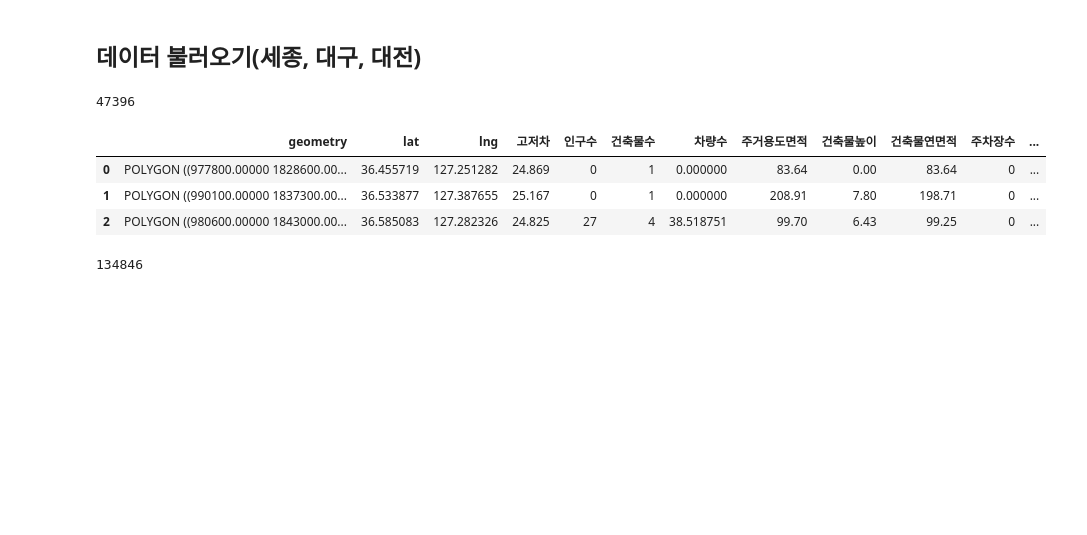
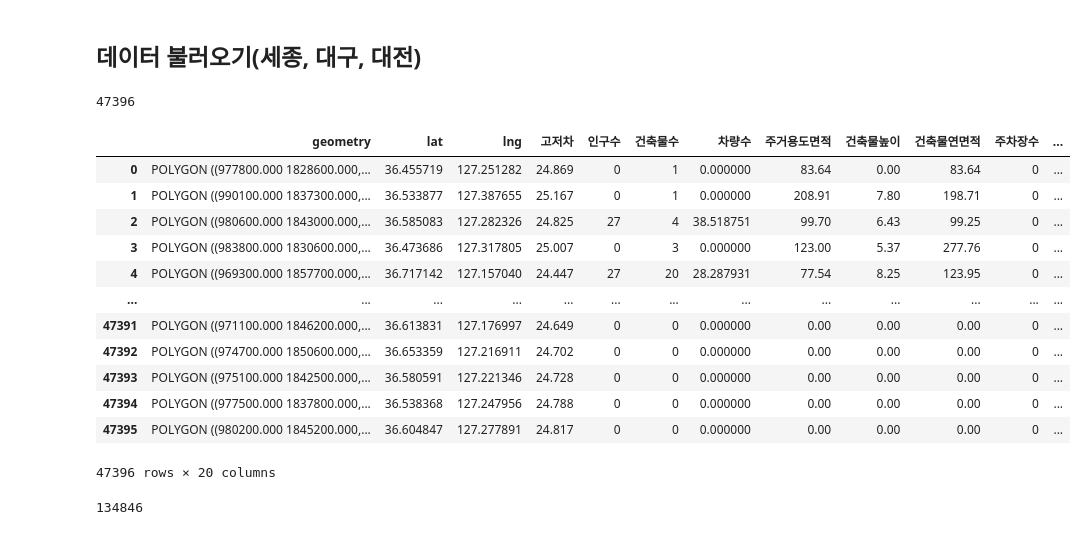
Before and after one commit to herongherong/kDataEV_Group_1, a Jupyter notebook: Jeonghyun/Preprocessing & Modeling.ipynb, the cells around one changed output. Saved outputs shown, nothing was run; the diff lists cells and outputs as text; code cells hidden in the pictures; blank space fills up the shorter version.

```diff
--- a/Jeonghyun/Preprocessing & Modeling.ipynb
+++ b/Jeonghyun/Preprocessing & Modeling.ipynb
@@ -62,16 +64,25 @@ plt.rc("font", family="Malgun Gothic")
 # %%
 sejong = geopandas.read_file('./dataset/전처리후/세종/merge_11.geojson', encoding='utf-8')
 sejong = sejong[['geometry', 'lat', 'lng', '고저차', '인구수', '건축물수', '차량수', '주거용도면적', '건축물높이', '건축물연면적', '주차장수', '교육연구시설', '주거지', '농축산업시설', '창고시설',
        '편의시설', '생산시설', '님비시설', '자동차관련시설', 'EV']]
 
 print(len(sejong))
-sejong.head(3)
+sejong
 # %% [output]
 47396
 |  | geometry | lat | lng | 고저차 | 인구수 | 건축물수 | 차량수 | 주거용도면적 | 건축물높이 | 건축물연면적 | 주차장수 | ... |
-| 0 | POLYGON ((977800.00000 1828600.00... | 36.455719 | 127.251282 | 24.869 | 0 | 1 | 0.000000 | 83.64 | 0.00 | 83.64 | 0 | ... |
-| 1 | POLYGON ((990100.00000 1837300.00... | 36.533877 | 127.387655 | 25.167 | 0 | 1 | 0.000000 | 208.91 | 7.80 | 198.71 | 0 | ... |
-| 2 | POLYGON ((980600.00000 1843000.00... | 36.585083 | 127.282326 | 24.825 | 27 | 4 | 38.518751 | 99.70 | 6.43 | 99.25 | 0 | ... |
+| 0 | POLYGON ((977800.000 1828600.000,... | 36.455719 | 127.251282 | 24.869 | 0 | 1 | 0.000000 | 83.64 | 0.00 | 83.64 | 0 | ... |
+| 1 | POLYGON ((990100.000 1837300.000,... | 36.533877 | 127.387655 | 25.167 | 0 | 1 | 0.000000 | 208.91 | 7.80 | 198.71 | 0 | ... |
+| 2 | POLYGON ((980600.000 1843000.000,... | 36.585083 | 127.282326 | 24.825 | 27 | 4 | 38.518751 | 99.70 | 6.43 | 99.25 | 0 | ... |
+| 3 | POLYGON ((983800.000 1830600.000,... | 36.473686 | 127.317805 | 25.007 | 0 | 3 | 0.000000 | 123.00 | 5.37 | 277.76 | 0 | ... |
+| 4 | POLYGON ((969300.000 1857700.000,... | 36.717142 | 127.157040 | 24.447 | 27 | 20 | 28.287931 | 77.54 | 8.25 | 123.95 | 0 | ... |
+| ... | ... | ... | ... | ... | ... | ... | ... | ... | ... | ... | ... | ... |
+| 47391 | POLYGON ((971100.000 1846200.000,... | 36.613831 | 127.176997 | 24.649 | 0 | 0 | 0.000000 | 0.00 | 0.00 | 0.00 | 0 | ... |
+| 47392 | POLYGON ((974700.000 1850600.000,... | 36.653359 | 127.216911 | 24.702 | 0 | 0 | 0.000000 | 0.00 | 0.00 | 0.00 | 0 | ... |
+| 47393 | POLYGON ((975100.000 1842500.000,... | 36.580591 | 127.221346 | 24.728 | 0 | 0 | 0.000000 | 0.00 | 0.00 | 0.00 | 0 | ... |
+| 47394 | POLYGON ((977500.000 1837800.000,... | 36.538368 | 127.247956 | 24.788 | 0 | 0 | 0.000000 | 0.00 | 0.00 | 0.00 | 0 | ... |
+| 47395 | POLYGON ((980200.000 1845200.000,... | 36.604847 | 127.277891 | 24.817 | 0 | 0 | 0.000000 | 0.00 | 0.00 | 0.00 | 0 | ... |
+47396 rows × 20 columns
 # %%
 daegu = geopandas.read_file('./dataset/전처리후/대구/merge_11.geojson', encoding='utf-8')
 daegu = daegu[['geometry', 'lat', 'lng', '고저차', '인구수', '건축물수', '차량수', '주거용도면적', '건축물높이', '건축물연면적', '주차장수', '교육연구시설', '주거지', '농축산업시설', '창고시설',
```
Also changed, not shown: parts of 1 cell of this notebook.
